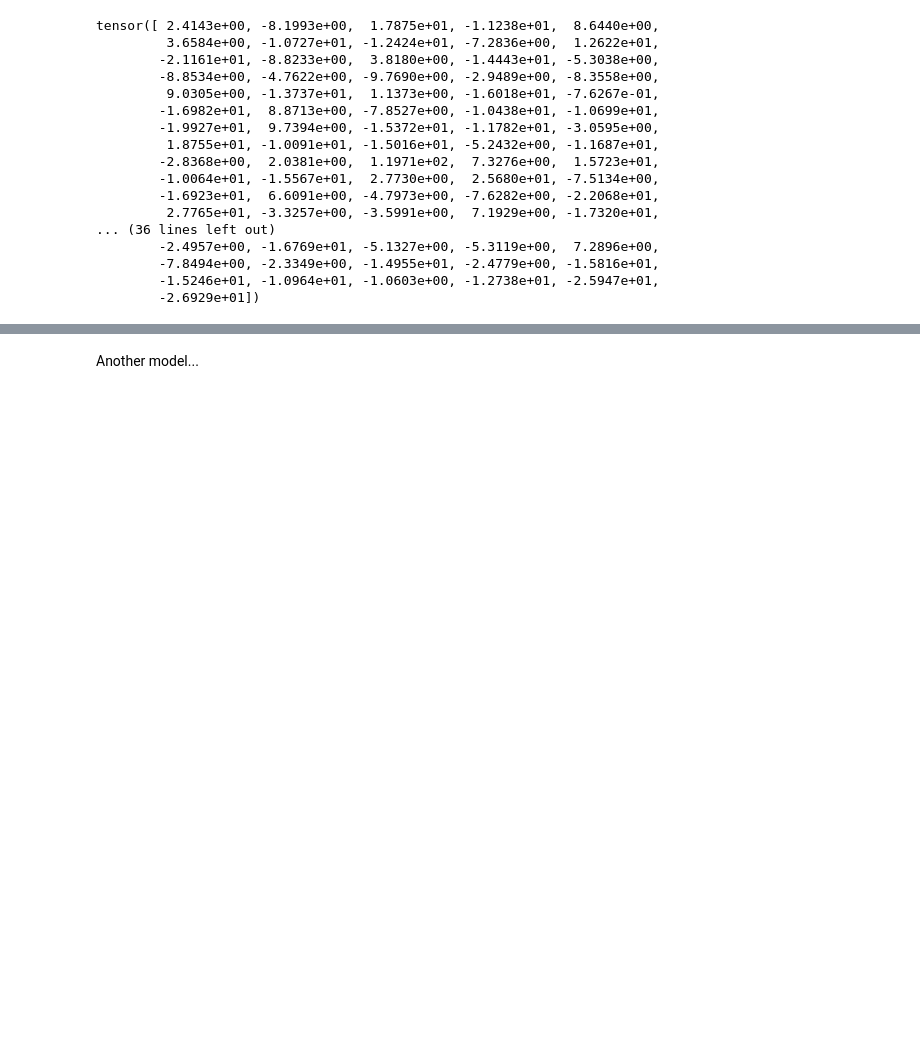
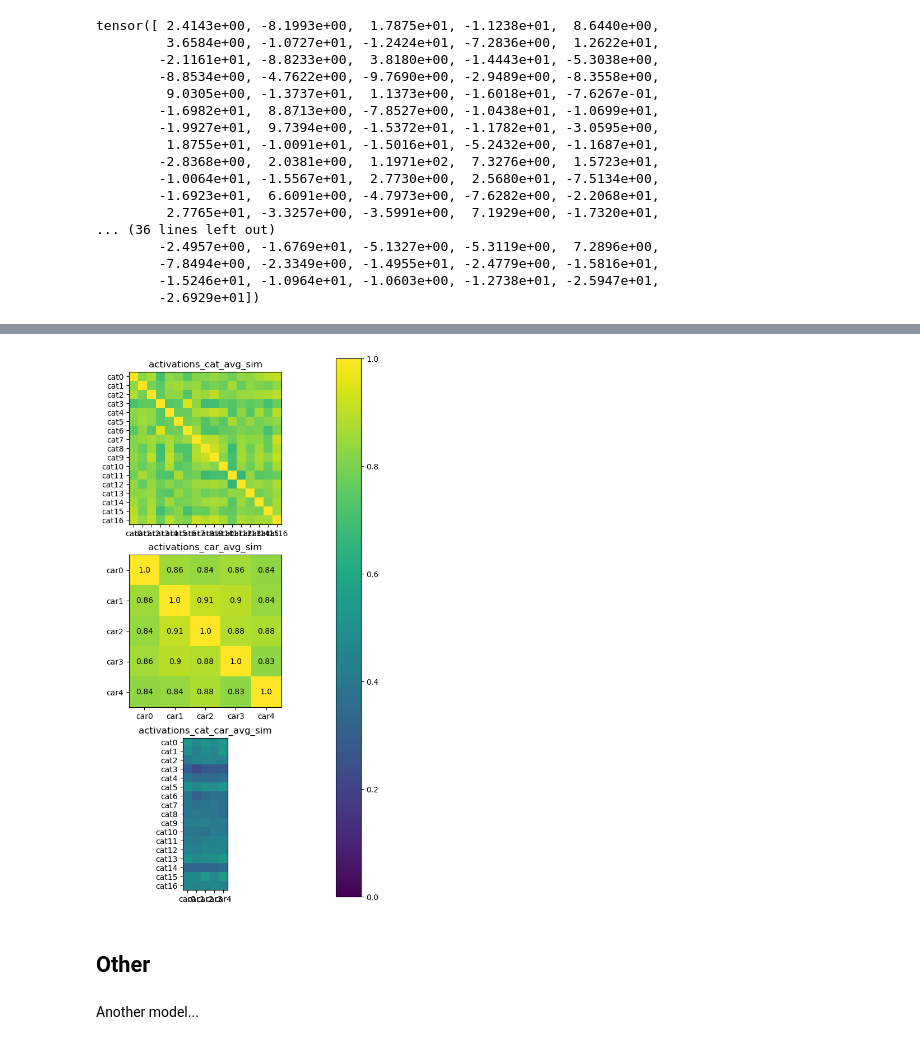
Before and after one commit to lauraaisling/sw-interpretability, a Jupyter notebook: scripts/2 Model Activations.ipynb, the cells around one changed output, grey strips where cells are left out. Drawn from its saved outputs; the diff is of its cells as text; code cells hidden in the pictures; blank space fills up the shorter version.

```diff
--- a/scripts/2 Model Activations.ipynb
+++ b/scripts/2 Model Activations.ipynb
@@ -452,3 +520,41 @@ plt.plot(activations_car_convavg[0]) # 42 peak
+# %%
+cat = [f"cat{i}" for i in range(len(activations_cat_avg_sim_dict[layer]))]
+car = [f"car{i}" for i in range(len(activations_car_avg_sim_dict[layer]))]
+
+min_sim = 0
+max_sim = 1
+
+fig, axs = plt.subplots(3,1,figsize=(6, 12))
+
+im1 = axs[0].imshow(activations_cat_avg_sim_dict[layer], cmap='viridis', interpolation='nearest', vmin=min_sim, vmax=max_sim)
+axs[0].set_xticks(np.arange(len(activations_cat_avg_sim_dict[layer])), labels=cat)
+axs[0].set_yticks(np.arange(len(activations_cat_avg_sim_dict[layer])), labels=cat)
+axs[0].set_title("activations_cat_avg_sim")
+
+im2 = axs[1].imshow(activations_car_avg_sim_dict[layer], cmap='viridis', interpolation='nearest', vmin=min_sim, vmax=max_sim)
+axs[1].set_xticks(np.arange(len(activations_car_avg_sim_dict[layer])), labels=car)
+axs[1].set_yticks(np.arange(len(activations_car_avg_sim_dict[layer])), labels=car)
+axs[1].set_title("activations_car_avg_sim")
+for i in range(len(activations_car_avg_sim_dict[layer])):
+    for j in range(len(activations_car_avg_sim_dict[layer])):
+        text = axs[1].text(j, i, round(activations_car_avg_sim_dict[layer][i, j],2),
+                       ha="center", va="center") # , color="w"
+
+im2 = axs[2].imshow(activations_cat_car_avg_sim_dict[layer], cmap='viridis', interpolation='nearest', vmin=min_sim, vmax=max_sim)
+axs[2].set_xticks(np.arange(len(activations_car_avg_sim_dict[layer])), labels=car)
+axs[2].set_yticks(np.arange(len(activations_cat_avg_sim_dict[layer])), labels=cat)
+axs[2].set_title("activations_cat_car_avg_sim")
+
+plt.subplots_adjust(right=0.8)
+cbar_ax = plt.axes([0.85, 0.1, 0.075, 0.8])
+plt.colorbar(mappable=(im1), cax=cbar_ax)
+# cbar_ax = fig.add_axes([0.85, 0.15, 0.05, 0.7])
+
+plt.show()
+# %% [output]
+[figure, added]
+# %% [markdown]
+## Other
 # %% [markdown]
 Another model...
 # %%
```
Also changed, not shown: parts of 34 cells of this notebook.
